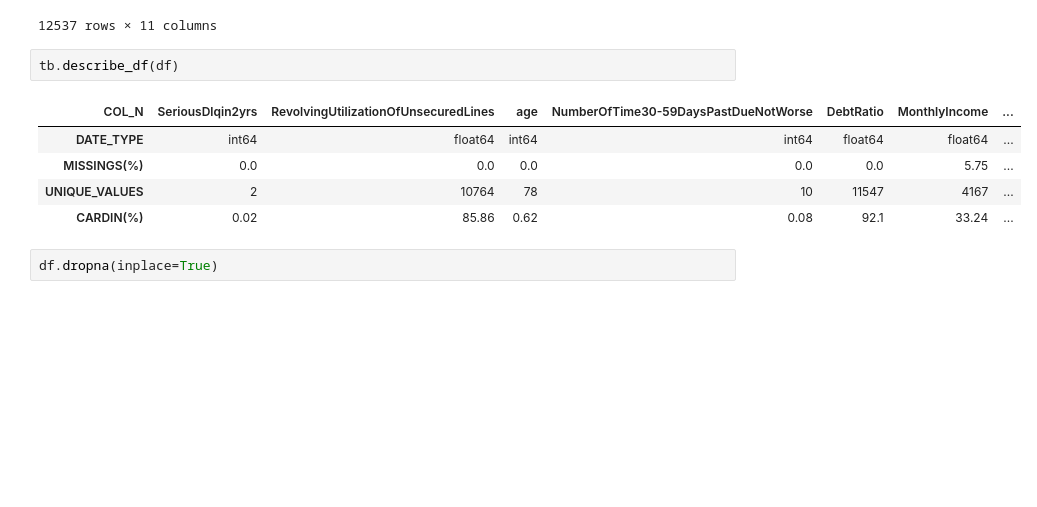
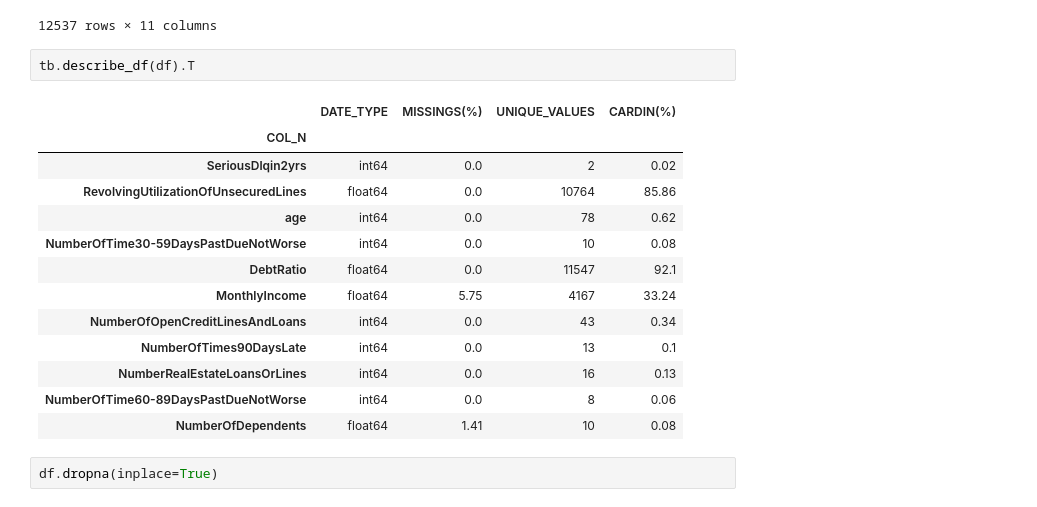
Before and after one commit to Anttt4/ONLINE_DS_THEBRIDGE_Antonio_Carreno_Jimenez, a Jupyter notebook: Sprint 14/Unidad 2/Práctica Obligatoria/18_Practica_Obligatoria_Seleccion_Features.ipynb, the cells around one changed output. Cells and saved outputs as stored; diff of their text form; blank space fills up the shorter version.

```diff
--- a/Sprint 14/Unidad 2/Práctica Obligatoria/18_Practica_Obligatoria_Seleccion_Features.ipynb
+++ b/Sprint 14/Unidad 2/Práctica Obligatoria/18_Practica_Obligatoria_Seleccion_Features.ipynb
@@ -68,13 +86,21 @@ df
 | 12536 | 0 | 0.000000 | 40 | 0 | 0.455357 | 3583.0 | ... |
 12537 rows × 11 columns
 # %%
-tb.describe_df(df)
+tb.describe_df(df).T
 # %% [output]
-| COL_N | SeriousDlqin2yrs | RevolvingUtilizationOfUnsecuredLines | age | NumberOfTime30-59DaysPastDueNotWorse | DebtRatio | MonthlyIncome | ... |
-| DATE_TYPE | int64 | float64 | int64 | int64 | float64 | float64 | ... |
-| MISSINGS(%) | 0.0 | 0.0 | 0.0 | 0.0 | 0.0 | 5.75 | ... |
-| UNIQUE_VALUES | 2 | 10764 | 78 | 10 | 11547 | 4167 | ... |
-| CARDIN(%) | 0.02 | 85.86 | 0.62 | 0.08 | 92.1 | 33.24 | ... |
+|  | DATE_TYPE | MISSINGS(%) | UNIQUE_VALUES | CARDIN(%) |
+| COL_N |  |  |  |  |
+| SeriousDlqin2yrs | int64 | 0.0 | 2 | 0.02 |
+| RevolvingUtilizationOfUnsecuredLines | float64 | 0.0 | 10764 | 85.86 |
+| age | int64 | 0.0 | 78 | 0.62 |
+| NumberOfTime30-59DaysPastDueNotWorse | int64 | 0.0 | 10 | 0.08 |
+| DebtRatio | float64 | 0.0 | 11547 | 92.1 |
+| MonthlyIncome | float64 | 5.75 | 4167 | 33.24 |
+| NumberOfOpenCreditLinesAndLoans | int64 | 0.0 | 43 | 0.34 |
+| NumberOfTimes90DaysLate | int64 | 0.0 | 13 | 0.1 |
+| NumberRealEstateLoansOrLines | int64 | 0.0 | 16 | 0.13 |
+| NumberOfTime60-89DaysPastDueNotWorse | int64 | 0.0 | 8 | 0.06 |
+| NumberOfDependents | float64 | 1.41 | 10 | 0.08 |
 # %%
 df.dropna(inplace=True)
 # %%
```
Also changed, not shown: parts of 58 cells of this notebook.
